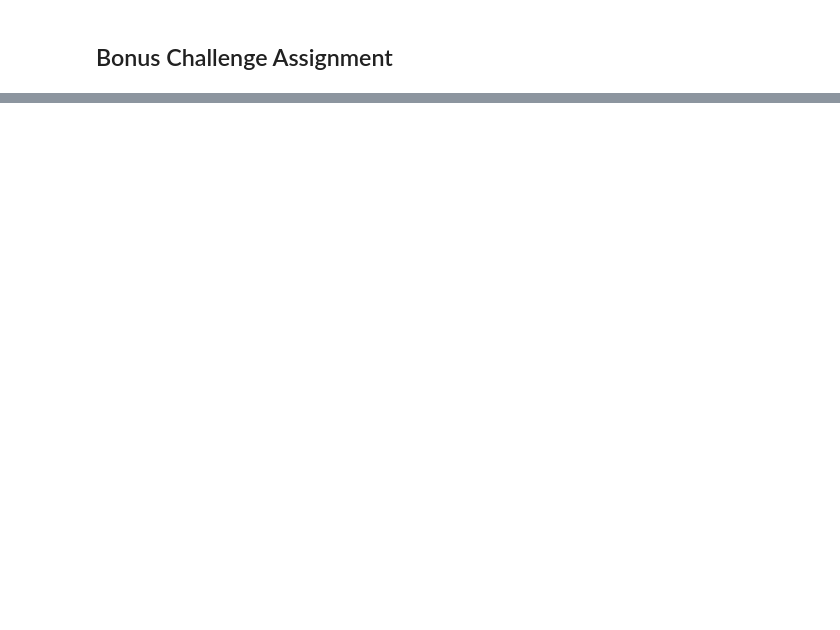
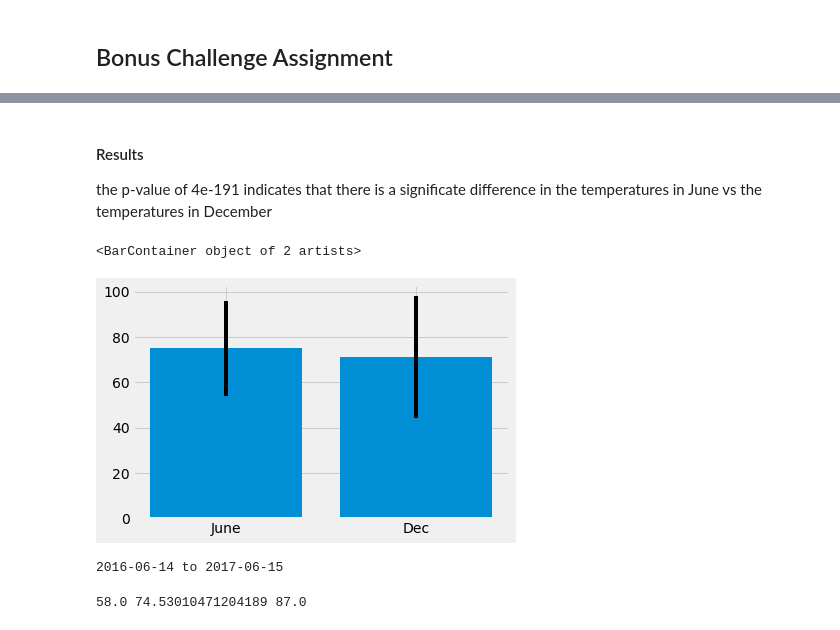
Before and after one commit to newton1021/sqlachemy-challenge, a Jupyter notebook: climate_starter.ipynb, the cells around one changed output, grey strips where cells are left out. Drawn from its saved outputs; the diff is of its cells as text; code cells hidden in the pictures; blank space fills up the shorter version.

```diff
--- a/climate_starter.ipynb
+++ b/climate_starter.ipynb
@@ -153,0 +250,17 @@ print(calc_temps('2012-02-28', '2012-03-05'))
+# %%
+june_results = session.query(extract('month',Measurement.date),Measurement.tobs).filter(extract('month', Measurement.date) == '6' ).all()
+
+dec_results = session.query(extract('month',Measurement.date),Measurement.tobs).filter(extract('month', Measurement.date) == '12' ).all()
+# %%
+june = pd.DataFrame(june_results, columns=["month", "Temp"])
+dec = pd.DataFrame(dec_results, columns=["month", "Temp"])
+N1 = len(june)
+N2 = len(dec)
+N = (N1 + N2)/2
+# %%
+june_ave = june.Temp.mean()
+dec_ave = dec.Temp.mean()
+june_pp = june.Temp.max()-june.Temp.min()
+dec_pp = dec.Temp.max()- dec.Temp.min()
+june_var = june.Temp.var(ddof=1)
+dec_var = dec.Temp.var(ddof=1)
@@ -153,0 +275,8 @@ print(calc_temps('2012-02-28', '2012-03-05'))
+# %% [markdown]
+#### Results
+the p-value of 4e-191 indicates that there is a significate difference in the temperatures in June vs the temperatures in December
+# %%
+plt.bar(["June","Dec"],[june_ave,dec_ave],yerr= [june_pp, dec_pp])
+# %% [output]
+<BarContainer object of 2 artists>
+[figure, added]
@@ -154,3 +285,15 @@ print(calc_temps('2012-02-28', '2012-03-05'))
+# %%
+trip_date = dt.datetime.strptime(trip_date_str,"%Y-%m-%d")
+prev_date = trip_date - dt.timedelta(days=365.25)
+prev_date_str = prev_date.strftime('%Y-%m-%d')
+print(f"{prev_date_str} to {trip_date_str}")
+# %% [output]
+2016-06-14 to 2017-06-15
+# %%
+(trip_min, trip_ave, trip_max)  = calc_temps(prev_date_str,trip_date_str)[0]
+trip_pp = trip_max - trip_min
+# %% [output]
+58.0 74.53010471204189 87.0
 # %%
 # Plot the results from your previous query as a bar chart.
 # Use "Trip Avg Temp" as your Title
```
Also changed, not shown: parts of 39 cells of this notebook, 1 other file.
